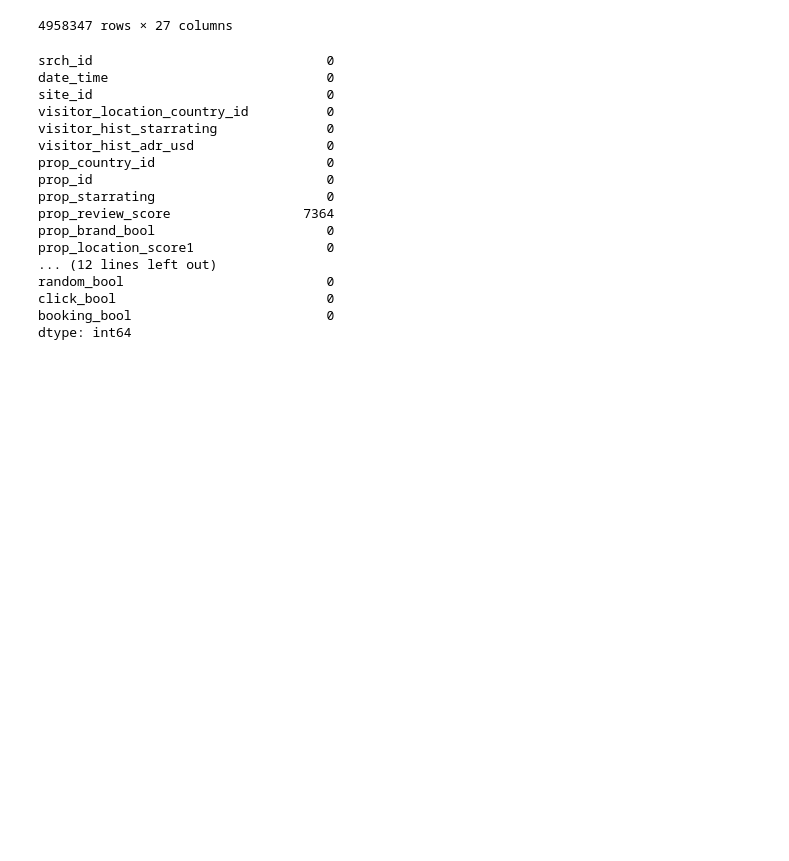
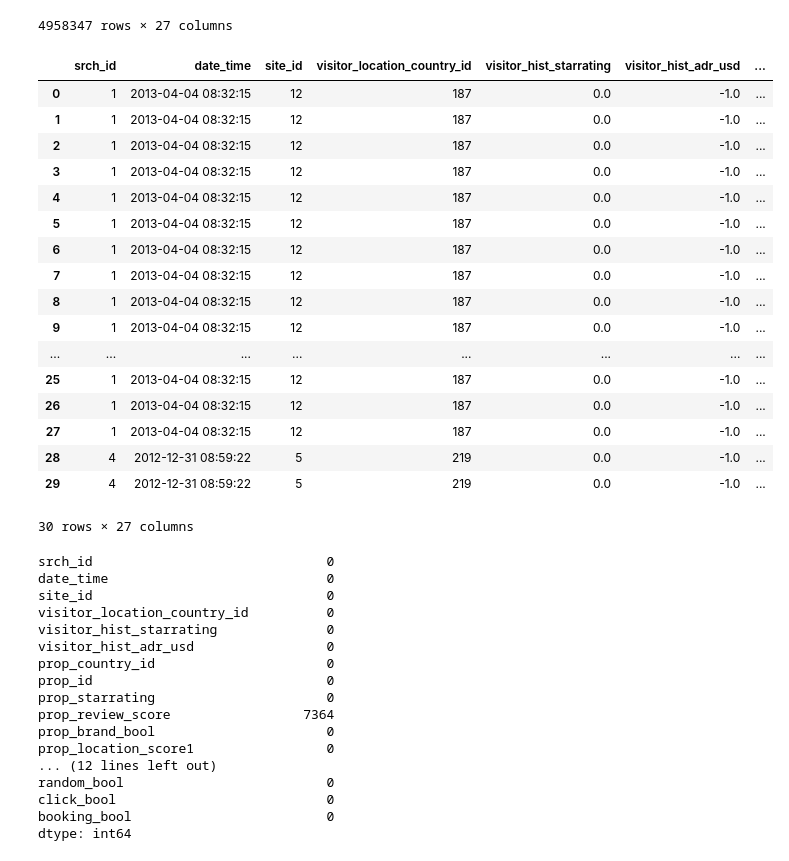
Before and after one commit to damla-jpg/data-mining-2, a Jupyter notebook: data_preparation.ipynb, the cells around one changed output. Saved outputs shown, nothing was run; the diff lists cells and outputs as text; code cells hidden in the pictures; blank space fills up the shorter version.

```diff
--- a/data_preparation.ipynb
+++ b/data_preparation.ipynb
@@ -30,6 +30,27 @@ td
 | 4958345 | 332785 | 2013-06-30 19:55:18 | 5 | 219 | 0.0 | -1.0 | ... |
 | 4958346 | 332785 | 2013-06-30 19:55:18 | 5 | 219 | 0.0 | -1.0 | ... |
 4958347 rows × 27 columns
+# %%
+td.head(30)
+# %% [output]
+|  | srch_id | date_time | site_id | visitor_location_country_id | visitor_hist_starrating | visitor_hist_adr_usd | ... |
+| 0 | 1 | 2013-04-04 08:32:15 | 12 | 187 | 0.0 | -1.0 | ... |
+| 1 | 1 | 2013-04-04 08:32:15 | 12 | 187 | 0.0 | -1.0 | ... |
+| 2 | 1 | 2013-04-04 08:32:15 | 12 | 187 | 0.0 | -1.0 | ... |
+| 3 | 1 | 2013-04-04 08:32:15 | 12 | 187 | 0.0 | -1.0 | ... |
+| 4 | 1 | 2013-04-04 08:32:15 | 12 | 187 | 0.0 | -1.0 | ... |
+| 5 | 1 | 2013-04-04 08:32:15 | 12 | 187 | 0.0 | -1.0 | ... |
+| 6 | 1 | 2013-04-04 08:32:15 | 12 | 187 | 0.0 | -1.0 | ... |
+| 7 | 1 | 2013-04-04 08:32:15 | 12 | 187 | 0.0 | -1.0 | ... |
+| 8 | 1 | 2013-04-04 08:32:15 | 12 | 187 | 0.0 | -1.0 | ... |
+| 9 | 1 | 2013-04-04 08:32:15 | 12 | 187 | 0.0 | -1.0 | ... |
+| ... | ... | ... | ... | ... | ... | ... | ... |
+| 25 | 1 | 2013-04-04 08:32:15 | 12 | 187 | 0.0 | -1.0 | ... |
+| 26 | 1 | 2013-04-04 08:32:15 | 12 | 187 | 0.0 | -1.0 | ... |
+| 27 | 1 | 2013-04-04 08:32:15 | 12 | 187 | 0.0 | -1.0 | ... |
+| 28 | 4 | 2012-12-31 08:59:22 | 5 | 219 | 0.0 | -1.0 | ... |
+| 29 | 4 | 2012-12-31 08:59:22 | 5 | 219 | 0.0 | -1.0 | ... |
+30 rows × 27 columns
 # %%
 td.isnull().sum()
 # %% [output]
```
Also changed, not shown: parts of 23 cells of this notebook, 2 other files.
